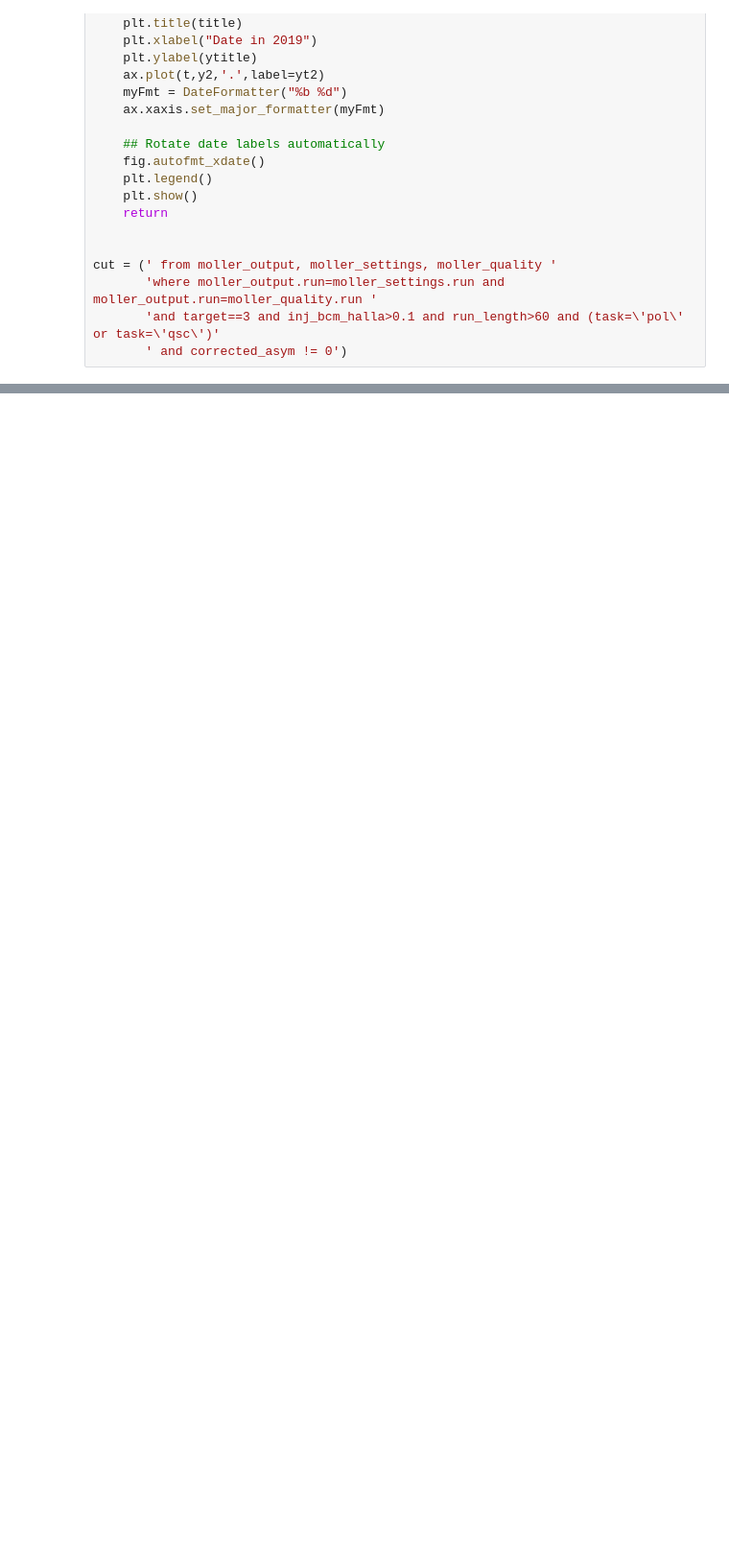
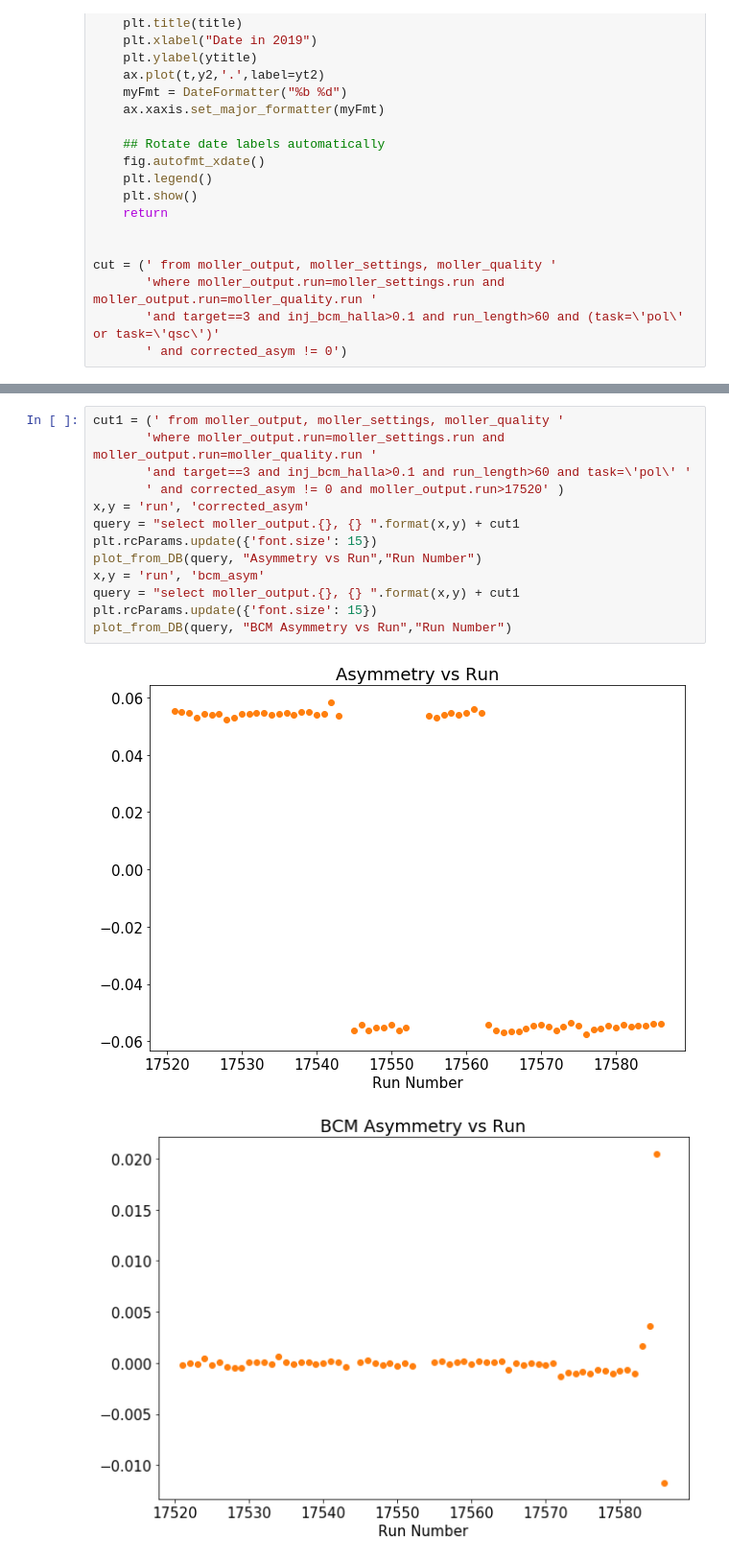
Before and after one commit to jonesdc76/MollerPolarimetry, a Jupyter notebook: macros/Moller_PREX_DB_plots.ipynb, the cells around one changed output, grey strips where cells are left out. Shown at 96% size. Cells and saved outputs as stored; diff of their text form; blank space fills up the shorter version.

```diff
--- a/macros/Moller_PREX_DB_plots.ipynb
+++ b/macros/Moller_PREX_DB_plots.ipynb
@@ -379,0 +402,16 @@ plot_time_series(query,"Asymmetry vs Time")
+# %%
+cut1 = (' from moller_output, moller_settings, moller_quality '
+       'where moller_output.run=moller_settings.run and moller_output.run=moller_quality.run '
+       'and target==3 and inj_bcm_halla>0.1 and run_length>60 and task=\'pol\' '
+       ' and corrected_asym != 0 and moller_output.run>17520' )
+x,y = 'run', 'corrected_asym'
+query = "select moller_output.{}, {} ".format(x,y) + cut1
+plt.rcParams.update({'font.size': 15})
+plot_from_DB(query, "Asymmetry vs Run","Run Number")
+x,y = 'run', 'bcm_asym'
+query = "select moller_output.{}, {} ".format(x,y) + cut1
+plt.rcParams.update({'font.size': 15})
+plot_from_DB(query, "BCM Asymmetry vs Run","Run Number")
+# %% [output]
+[figure, added]
+[figure, added]
```
Also changed, not shown: parts of 32 cells of this notebook, 3 other files.
